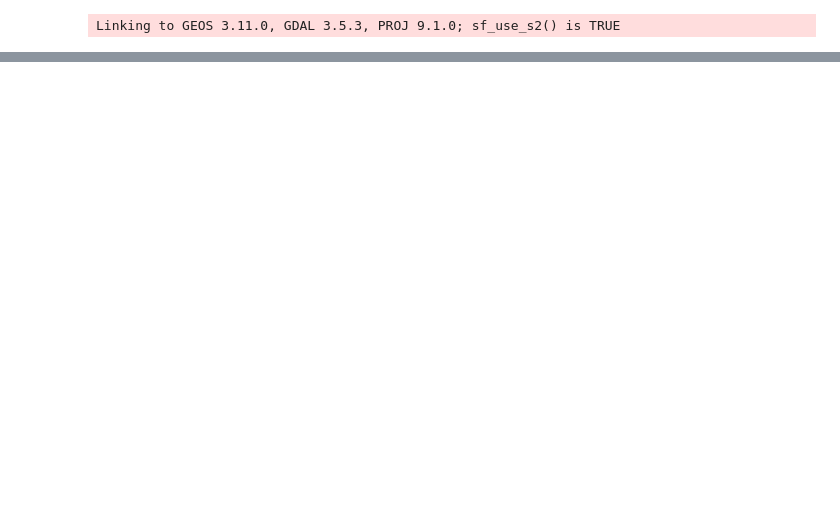
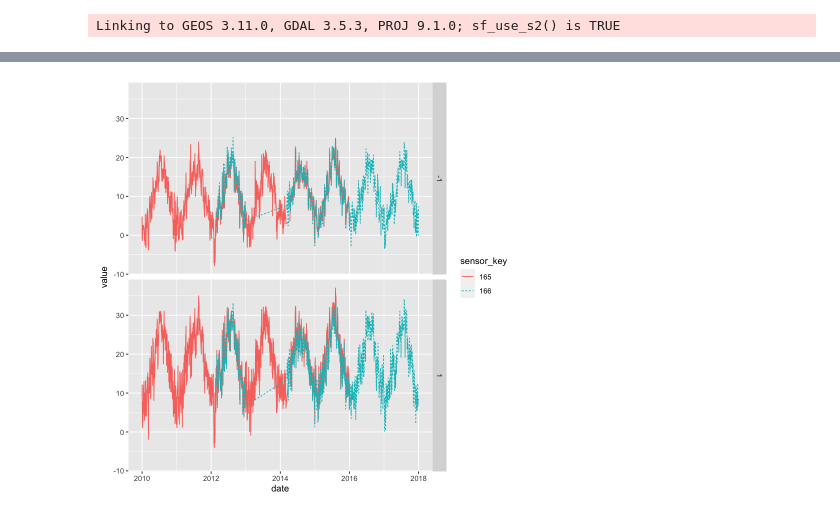
Before and after one commit to dnstudent/TesiMag, a Jupyter notebook: notebooks/integrazioni_regionali/liguria/data_merge.ipynb, the cells around one changed output, grey strips where cells are left out. Cells and saved outputs as stored; diff of their text form; code cells hidden in the pictures; blank space fills up the shorter version.

Commit message:
Working on ARPAL

```diff
--- a/notebooks/integrazioni_regionali/liguria/data_merge.ipynb
+++ b/notebooks/integrazioni_regionali/liguria/data_merge.ipynb
@@ -37,6 +37,7 @@ matches <- close_matches(metas, 10000, conns$stations)
 
 data <- query_checkpoint_data(c(dataset, "SCIA"), "qc1", conns$data) |>
     filter(valid) |>
+    select(-starts_with("qc_"), -valid) |>
     left_join(metas |> select(dataset, sensor_key, key), by = c("dataset", "sensor_key"))
 
 smatches <- series_matches(data, matches, metas)
@@ -210,0 +91,5 @@ A tibble: 431 x 5
+# %%
+ids <- tibble(sensor_key = c(165L, 166L), dataset = "ARPAL")
+plot_stations(ids, data |> filter(2010 <= year(date), year(date) <= 2017 ), same_period = FALSE)
+# %% [output]
+[figure, added]
```
Also changed, not shown: parts of 22 cells of this notebook, 5 other files.
